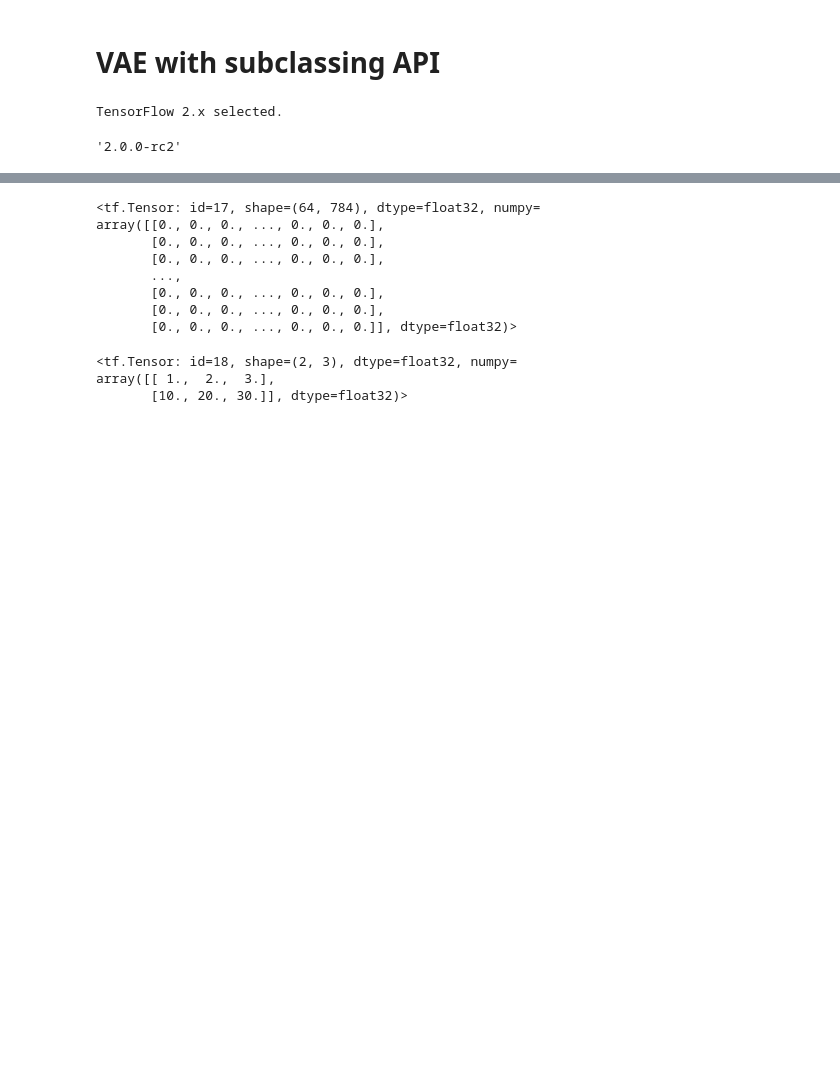
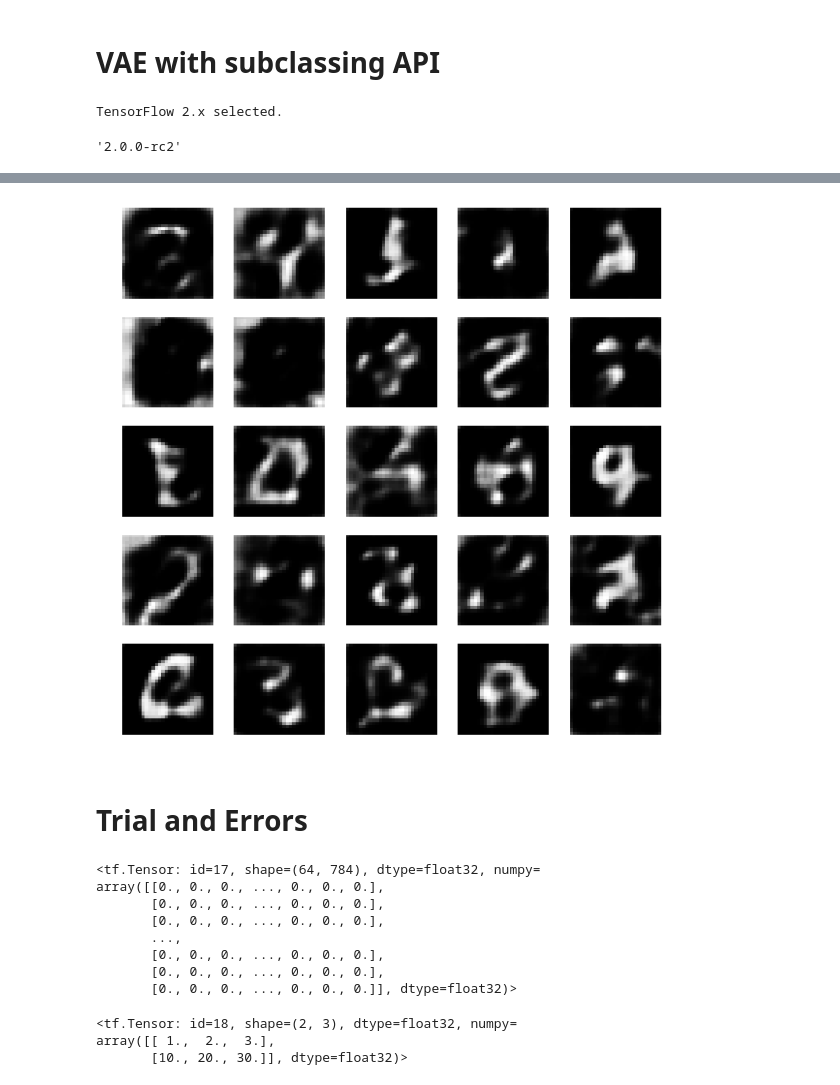
Before and after one commit to yoheikikuta/TensorFlow2-check, a Jupyter notebook: colab/VAE.ipynb, the cells around one changed output, grey strips where cells are left out. Drawn from its saved outputs; the diff is of its cells as text; code cells hidden in the pictures; blank space fills up the shorter version.

```diff
--- a/colab/VAE.ipynb
+++ b/colab/VAE.ipynb
@@ -20,0 +132,3 @@ tf.__version__
+# %%
+train_dataset = tf.data.Dataset.from_tensor_slices(train_images).shuffle(TRAIN_BUF).batch(BATCH_SIZE)
+test_dataset = tf.data.Dataset.from_tensor_slices(test_images).shuffle(TEST_BUF).batch(BATCH_SIZE)
@@ -21,3 +193,19 @@ tf.__version__
+# %%
+eps = tf.random.normal(shape=(25, 50))
+generated = vae.decoder(eps, apply_sigmoid=True)
+# %%
+show_size = 5
+total = 0
+plt.figure(figsize=(10, 10))
+for i in range(show_size):
+    for j in range(show_size):
+        draw_digit(np.array(generated)[total].reshape(28, 28), show_size, show_size, total+1)
+        total += 1
+plt.show()
+# %% [output]
+[figure, added]
+# %% [markdown]
+# Trial and Errors
 # %%
 (x_train, _), _ = tf.keras.datasets.mnist.load_data()
 x_train = x_train.reshape(60000, 784).astype('float32') / 255
```
Also changed, not shown: parts of 17 cells of this notebook.
